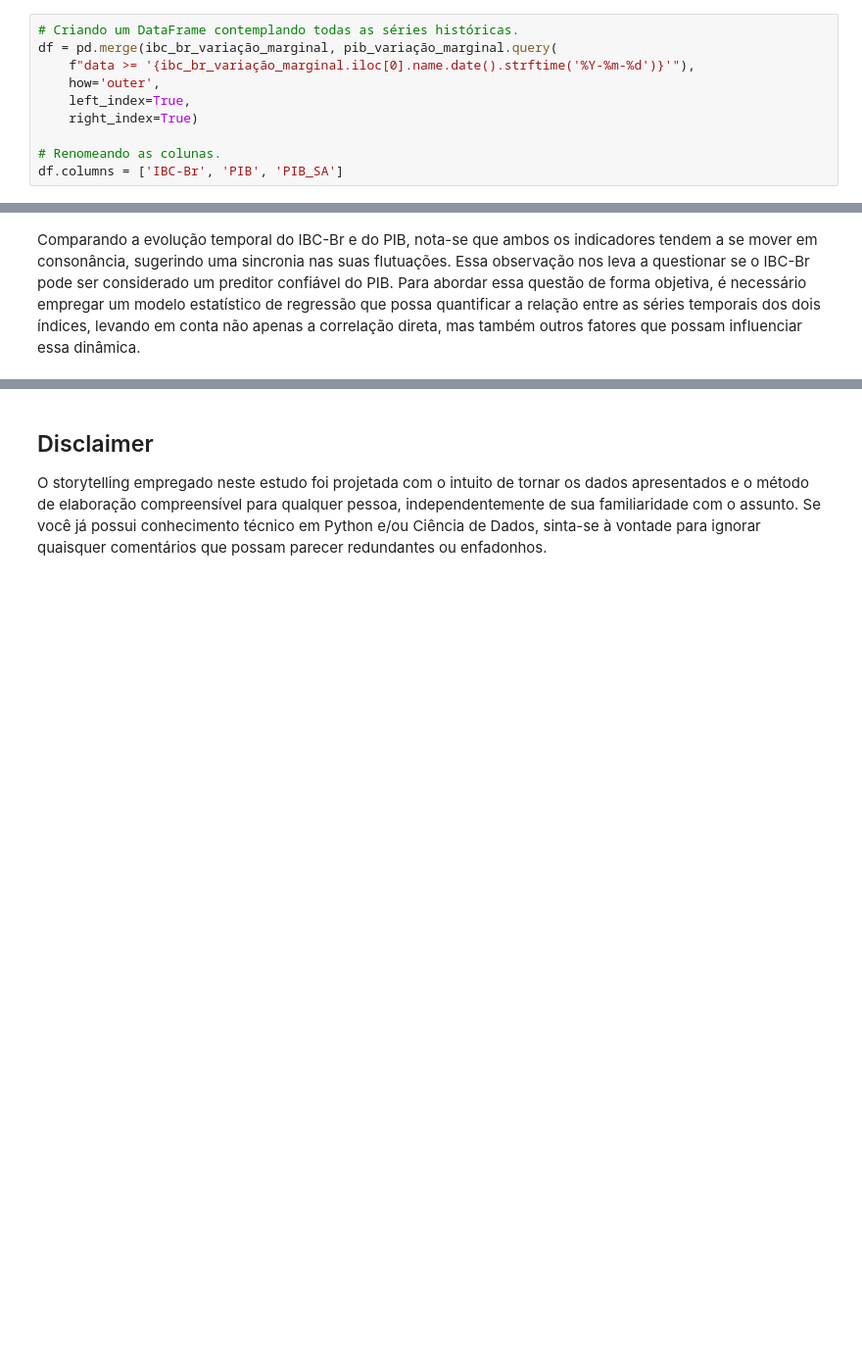
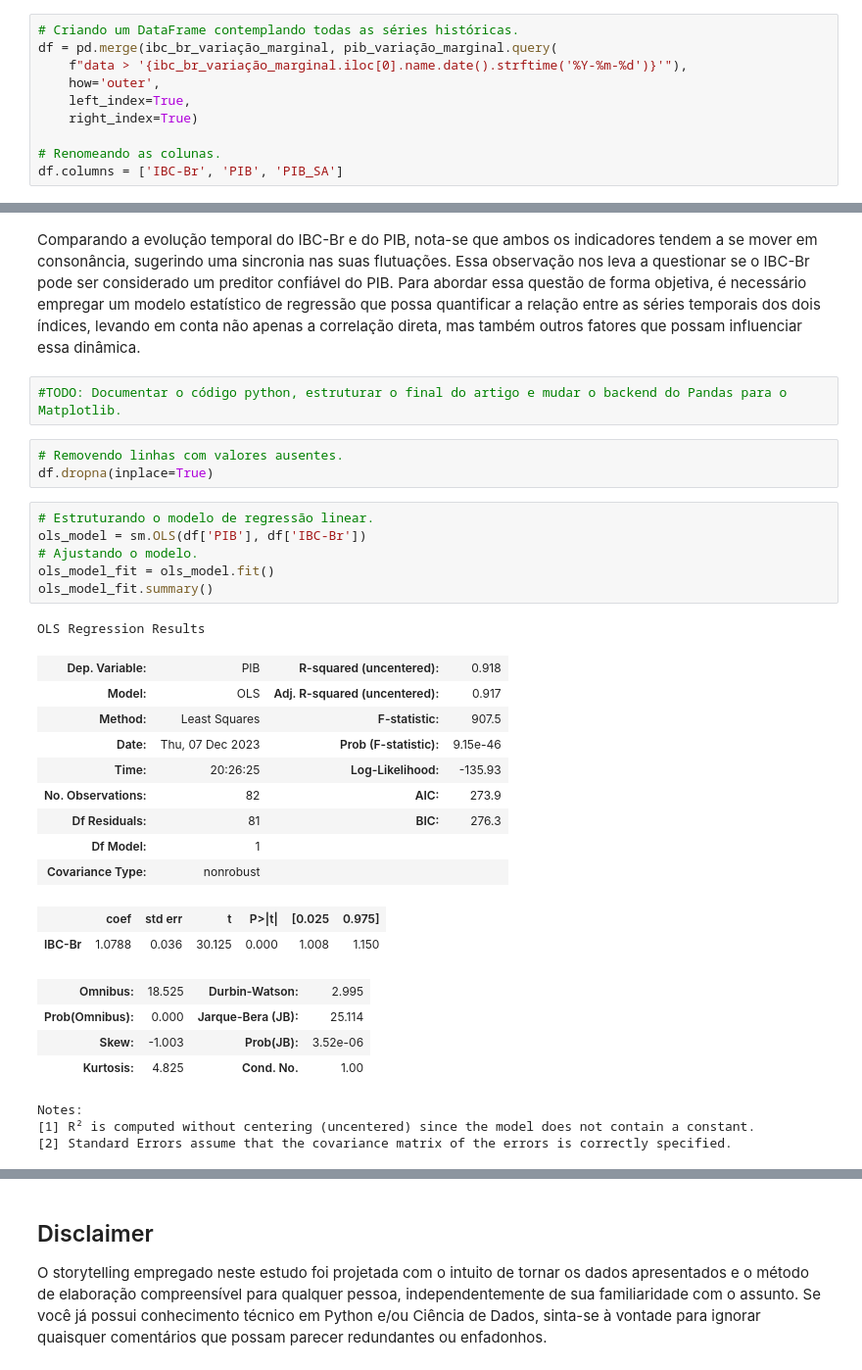
Before and after one commit to alexcamargos/EconomicAnalysis, a Jupyter notebook: ibc-br_preditor_pib.ipynb, the cells around one changed output, grey strips where cells are left out. Shown at 98% size. Cells and saved outputs as stored; diff of their text form; blank space fills up the shorter version.

```diff
--- a/ibc-br_preditor_pib.ipynb
+++ b/ibc-br_preditor_pib.ipynb
@@ -208,7 +218,7 @@ pib_variação_marginal.index = pib_variação_marginal.index.to_period('M').to_
 # %%
 # Criando um DataFrame contemplando todas as séries históricas.
 df = pd.merge(ibc_br_variação_marginal, pib_variação_marginal.query(
-    f"data >= '{ibc_br_variação_marginal.iloc[0].name.date().strftime('%Y-%m-%d')}'"),
+    f"data > '{ibc_br_variação_marginal.iloc[0].name.date().strftime('%Y-%m-%d')}'"),
     how='outer',
     left_index=True,
     right_index=True)
@@ -222,3 +232,34 @@ fig.update_layout(xaxis_title='',
                   template='plotly_white')
 # %% [markdown]
 Comparando a evolução temporal do IBC-Br e do PIB, nota-se que ambos os indicadores tendem a se mover em consonância, sugerindo uma sincronia nas suas flutuações. Essa observação nos leva a questionar se o IBC-Br pode ser considerado um preditor confiável do PIB. Para abordar essa questão de forma objetiva, é necessário empregar um modelo estatístico de regressão que possa quantificar a relação entre as séries temporais dos dois índices, levando em conta não apenas a correlação direta, mas também outros fatores que possam influenciar essa dinâmica.
+# %%
+#TODO: Documentar o código python, estruturar o final do artigo e mudar o backend do Pandas para o Matplotlib.
+# %%
+# Removendo linhas com valores ausentes.
+df.dropna(inplace=True)
+# %%
+# Estruturando o modelo de regressão linear.
+ols_model = sm.OLS(df['PIB'], df['IBC-Br'])
+# Ajustando o modelo.
+ols_model_fit = ols_model.fit()
+ols_model_fit.summary()
+# %% [output]
+OLS Regression Results
+| Dep. Variable: | PIB | R-squared (uncentered): | 0.918 |
+| Model: | OLS | Adj. R-squared (uncentered): | 0.917 |
+| Method: | Least Squares | F-statistic: | 907.5 |
+| Date: | Thu, 07 Dec 2023 | Prob (F-statistic): | 9.15e-46 |
+| Time: | 20:26:25 | Log-Likelihood: | -135.93 |
+| No. Observations: | 82 | AIC: | 273.9 |
+| Df Residuals: | 81 | BIC: | 276.3 |
+| Df Model: | 1 |  |  |
+| Covariance Type: | nonrobust |  |  |
+|  | coef | std err | t | P>|t| | [0.025 | 0.975] |
+| IBC-Br | 1.0788 | 0.036 | 30.125 | 0.000 | 1.008 | 1.150 |
+| Omnibus: | 18.525 | Durbin-Watson: | 2.995 |
+| Prob(Omnibus): | 0.000 | Jarque-Bera (JB): | 25.114 |
+| Skew: | -1.003 | Prob(JB): | 3.52e-06 |
+| Kurtosis: | 4.825 | Cond. No. | 1.00 |
+Notes:
+[1] R² is computed without centering (uncentered) since the model does not contain a constant.
+[2] Standard Errors assume that the covariance matrix of the errors is correctly specified.
```
Also changed, not shown: parts of 10 cells of this notebook.
